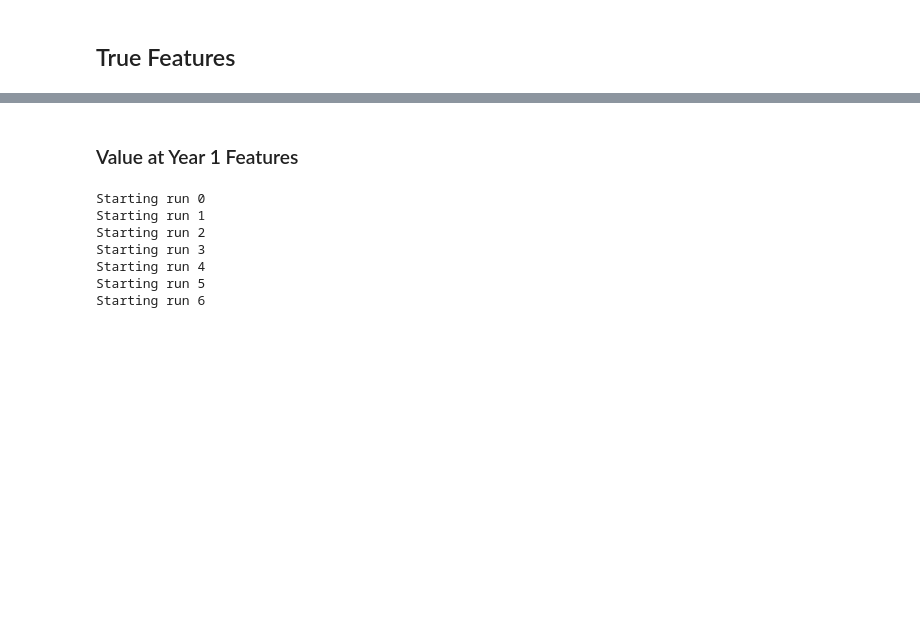
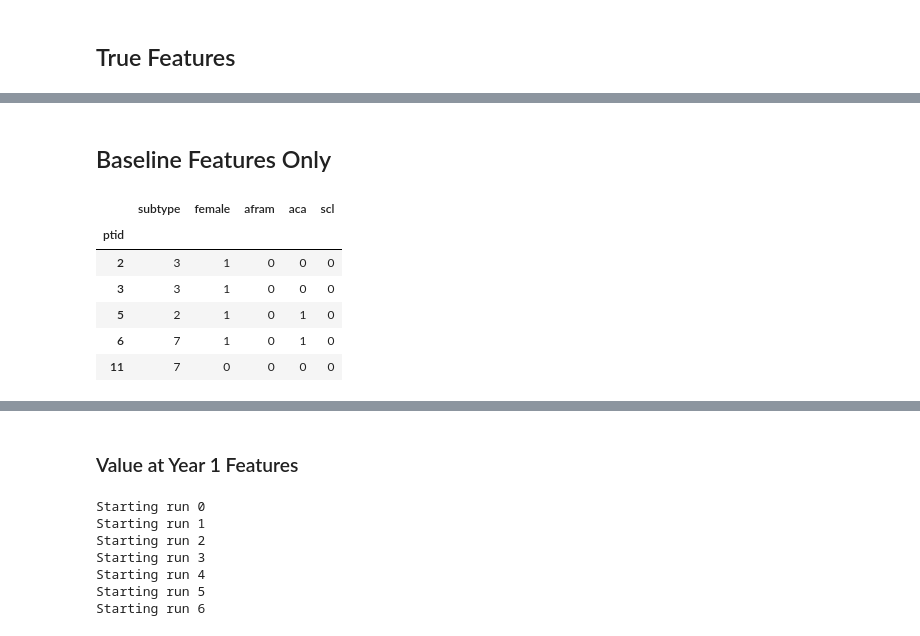
Before and after one commit to pschulam-attic/Notebook, a Jupyter notebook: 2015/07/rizopoulos-style-joint-model.ipynb, the cells around one changed output, grey strips where cells are left out. Drawn from its saved outputs; the diff is of its cells as text; code cells hidden in the pictures; blank space fills up the shorter version.

```diff
--- a/2015/07/rizopoulos-style-joint-model.ipynb
+++ b/2015/07/rizopoulos-style-joint-model.ipynb
@@ -163,0 +294,2 @@ for m, n in zip(mlm, aux_names):
+# %% [markdown]
+## Baseline Features Only
@@ -163,0 +300,18 @@ for m, n in zip(mlm, aux_names):
+# %%
+bm_feat_names = ['female', 'afram', 'aca', 'scl']
+bm_features = pd.read_csv('data/benchmark_pfvc.csv').loc[:, ['ptid'] + bm_feat_names]
+bm_features = bm_features.drop_duplicates()
+# %%
+baseline_features = subtypes.copy().reset_index()
+baseline_features = pd.merge(baseline_features, bm_features, 'inner', on='ptid')
+baseline_features = baseline_features.set_index('ptid')
+# %%
+baseline_features.head()
+# %% [output]
+|  | subtype | female | afram | aca | scl |
+| ptid |  |  |  |  |  |
+| 2 | 3 | 1 | 0 | 0 | 0 |
+| 3 | 3 | 1 | 0 | 0 | 0 |
+| 5 | 2 | 1 | 0 | 1 | 0 |
+| 6 | 7 | 1 | 0 | 1 | 0 |
+| 11 | 7 | 0 | 0 | 0 | 0 |
```
Also changed, not shown: parts of 50 cells of this notebook.
